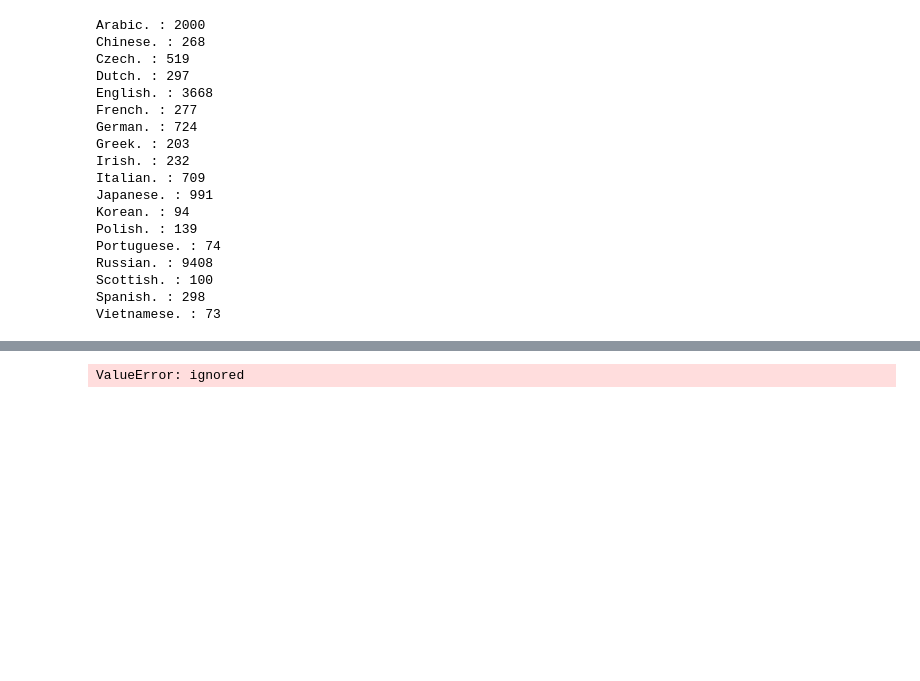
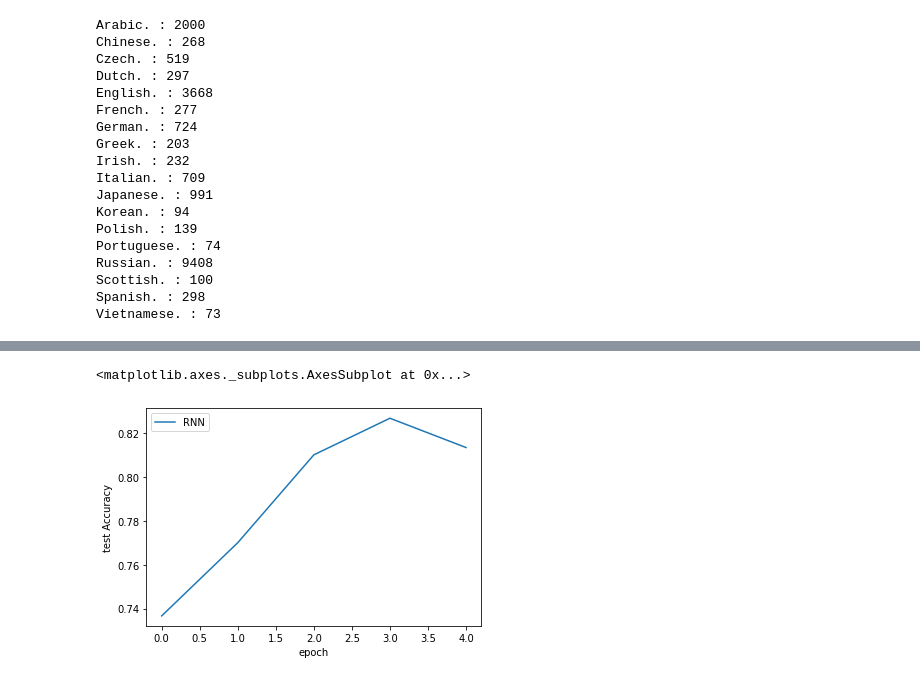
Before and after one commit to narendra974/insidedeeplearning, a Jupyter notebook: RNN.ipynb, the cells around one changed output, grey strips where cells are left out. Drawn from its saved outputs; the diff is of its cells as text; code cells hidden in the pictures; blank space fills up the shorter version.

```diff
--- a/RNN.ipynb
+++ b/RNN.ipynb
@@ -233,8 +233,7 @@ class LanguageNameDataset(Dataset):
 
   def __getitem__(self, idx):
     name = self.data[idx]
-    label = self.data[idx]
-
+    label = self.labels[idx]
     label_vec = torch.tensor([label], dtype=torch.long)
 
     return self.string2InputVec(name), label
@@ -297,5 +296,10 @@ first_rnn = nn.Sequential(
 from torch.nn.modules import loss
 loss_func = nn.CrossEntropyLoss()
 batch_one_train = train_simple_network(first_rnn, loss_func, train_loader, test_loader=test_loader, score_funcs={'Accuracy' : accuracy_score},  device=device, epochs=5)
-# %% [output]
-ValueError: ignored
+# %%
+import seaborn as sns
+
+sns.lineplot(x='epoch', y='test Accuracy', data=batch_one_train, label='RNN')
+# %% [output]
+<matplotlib.axes._subplots.AxesSubplot at 0x...>
+[figure, added]
```
Also changed, not shown: parts of 1 cell of this notebook.
